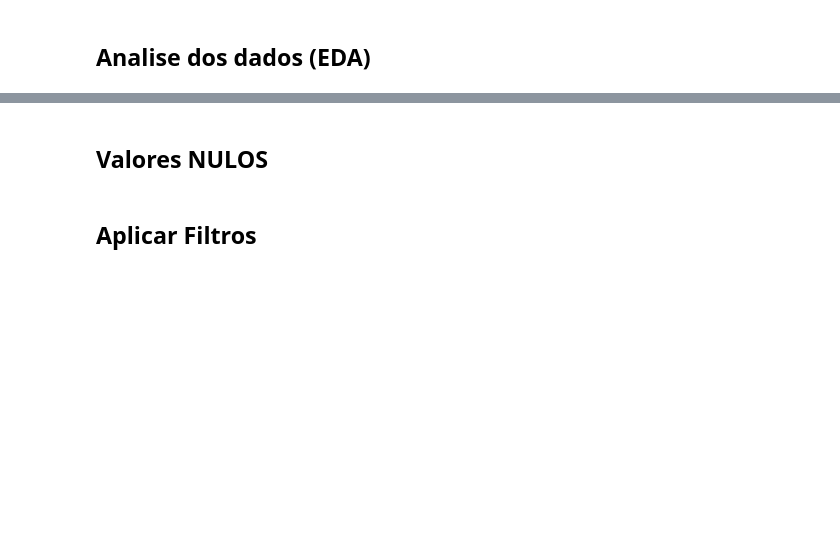
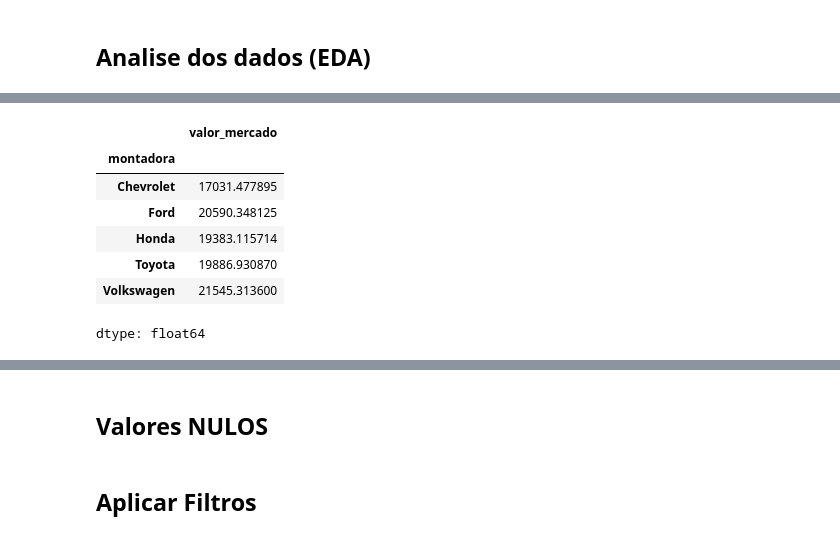
Before and after one commit to dev-alini/AlineJSantos.github.io, a Jupyter notebook: Curso_Pandas_CDB.ipynb, the cells around one changed output, grey strips where cells are left out. Saved outputs shown, nothing was run; the diff lists cells and outputs as text; code cells hidden in the pictures; blank space fills up the shorter version.

```diff
--- a/Curso_Pandas_CDB.ipynb
+++ b/Curso_Pandas_CDB.ipynb
@@ -74,0 +106,11 @@ memory usage: 3.3+ KB
+# %%
+dados.groupby('montadora')['valor_mercado'].mean()
+# %% [output]
+|  | valor_mercado |
+| montadora |  |
+| Chevrolet | 17031.477895 |
+| Ford | 20590.348125 |
+| Honda | 19383.115714 |
+| Toyota | 19886.930870 |
+| Volkswagen | 21545.313600 |
+dtype: float64
```
Also changed, not shown: parts of 8 cells of this notebook.
